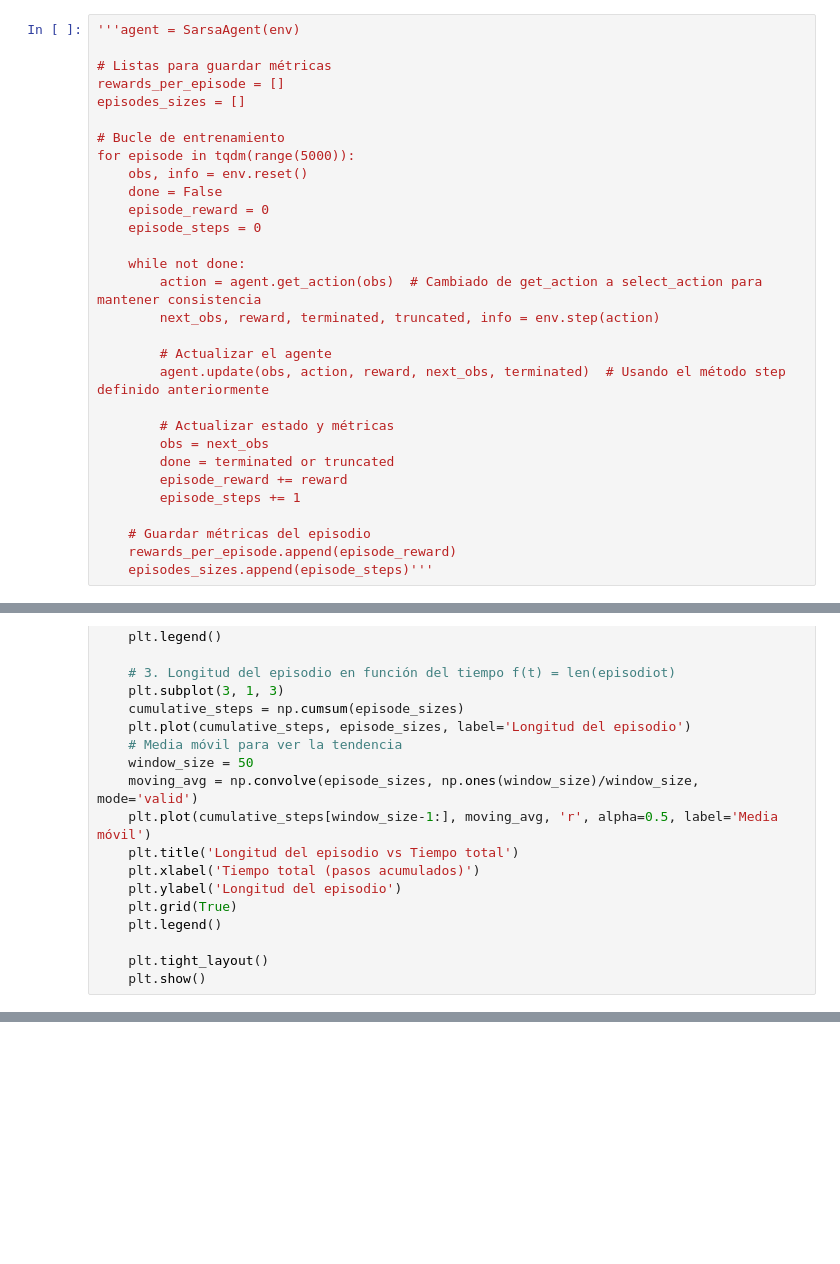
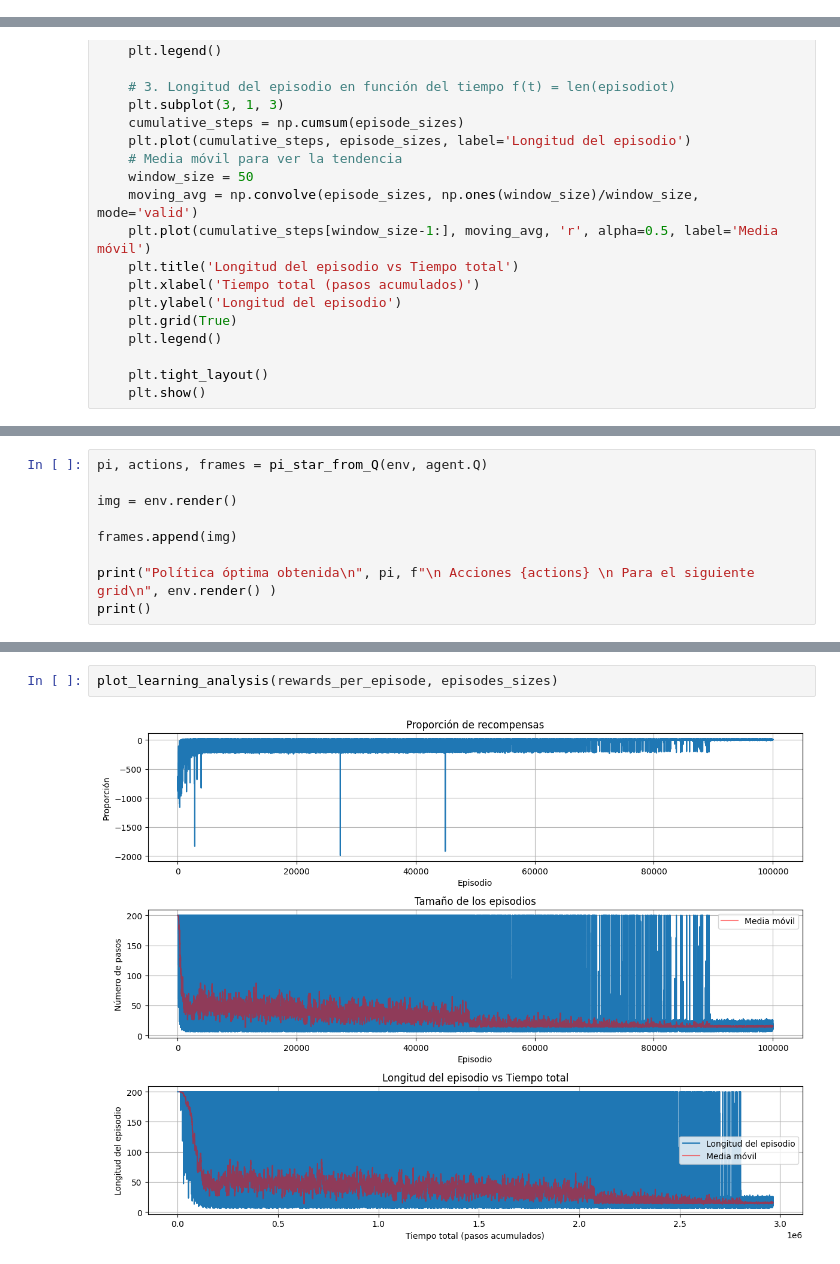
Before and after one commit to DeMiKe16/RL_VLB, a Jupyter notebook: taxi.ipynb, the cells around one changed output, grey strips where cells are left out. Drawn from its saved outputs; the diff is of its cells as text; blank space fills up the shorter version.

```diff
--- a/taxi.ipynb
+++ b/taxi.ipynb
@@ -295,30 +27,0 @@ Para Q-Learning y Sarsa
-# %%
-'''agent = SarsaAgent(env)
-
-# Listas para guardar métricas
-rewards_per_episode = []
-episodes_sizes = []
-
-# Bucle de entrenamiento
-for episode in tqdm(range(5000)):
-    obs, info = env.reset()
-    done = False
-    episode_reward = 0
-    episode_steps = 0
-
-    while not done:
-        action = agent.get_action(obs)  # Cambiado de get_action a select_action para mantener consistencia
-        next_obs, reward, terminated, truncated, info = env.step(action)
-
-        # Actualizar el agente
-        agent.update(obs, action, reward, next_obs, terminated)  # Usando el método step definido anteriormente
-
-        # Actualizar estado y métricas
-        obs = next_obs
-        done = terminated or truncated
-        episode_reward += reward
-        episode_steps += 1
-
-    # Guardar métricas del episodio
-    rewards_per_episode.append(episode_reward)
-    episodes_sizes.append(episode_steps)'''
@@ -484,0 +564,9 @@ MoviePy - video ready animation.mp4
+# %%
+pi, actions, frames = pi_star_from_Q(env, agent.Q)
+
+img = env.render()
+
+frames.append(img)
+
+print("Política óptima obtenida\n", pi, f"\n Acciones {actions} \n Para el siguiente grid\n", env.render() )
+print()
@@ -484,0 +715,4 @@ MoviePy - video ready animation.mp4
+# %%
+plot_learning_analysis(rewards_per_episode, episodes_sizes)
+# %% [output]
+[figure, added]
```
Also changed, not shown: parts of 53 cells of this notebook, 7 other files.
